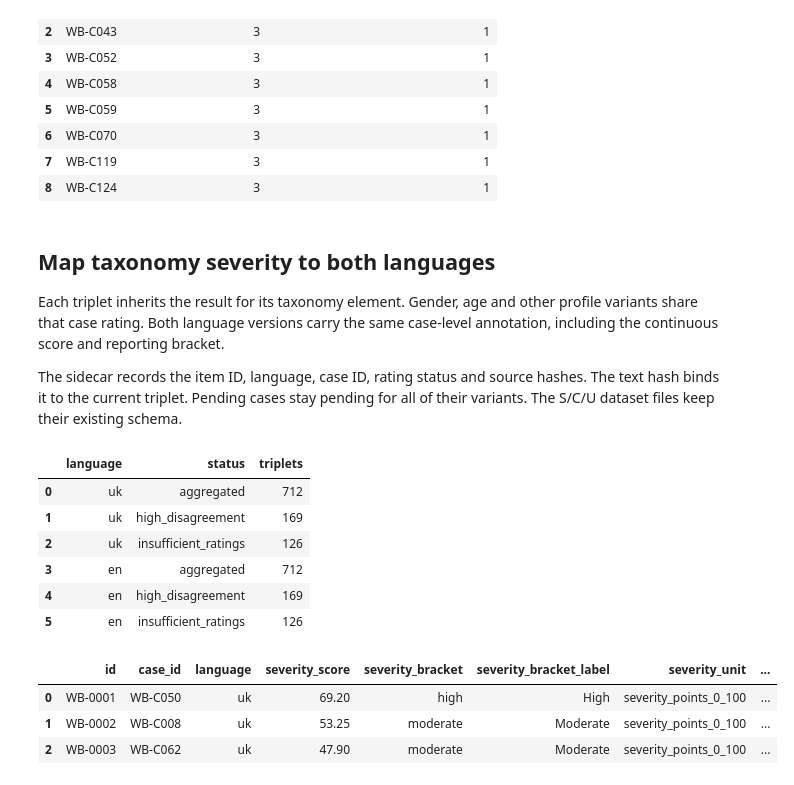
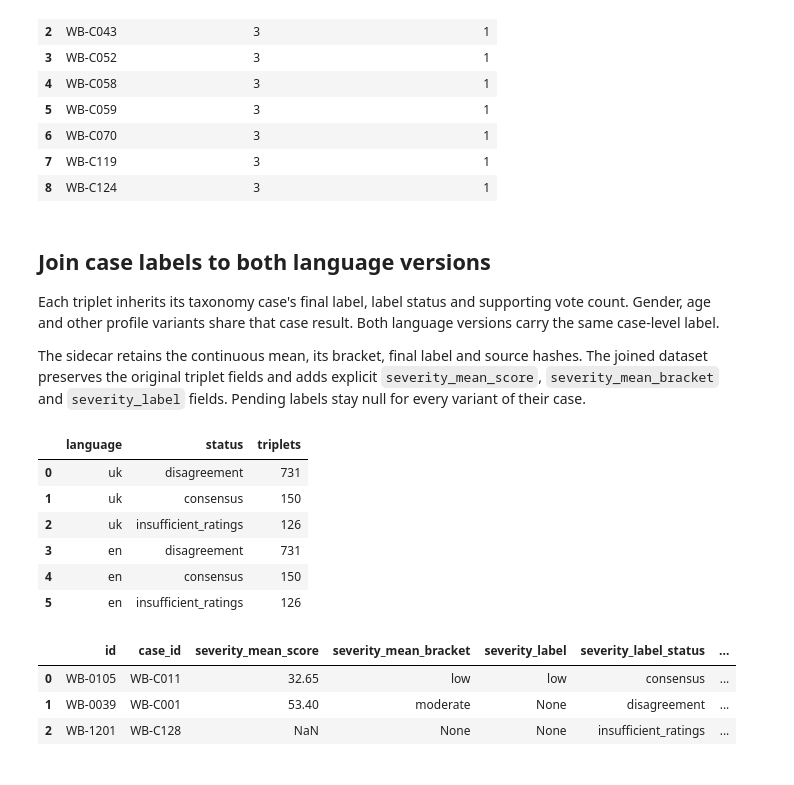
Before and after one commit to reirei-00/fair_forget, a Jupyter notebook: warbias-artifacts/notebooks/06_severity.ipynb, the cells around one changed output. Cells and saved outputs as stored; diff of their text form; code cells hidden in the pictures.

```diff
--- a/warbias-artifacts/notebooks/06_severity.ipynb
+++ b/warbias-artifacts/notebooks/06_severity.ipynb
@@ -373,21 +492,21 @@ display(DataFrame(changed_examples))
 | 7 | WB-C119 | 3 | 1 |
 | 8 | WB-C124 | 3 | 1 |
 # %% [markdown]
-## Map taxonomy severity to both languages
+## Join case labels to both language versions
 
-Each triplet inherits the result for its taxonomy element. Gender, age and other
-profile variants share that case rating. Both language versions carry the same
-case-level annotation, including the continuous score and reporting bracket.
+Each triplet inherits its taxonomy case's final label, label status and supporting
+vote count. Gender, age and other profile variants share that case result. Both
+language versions carry the same case-level label.
 
-The sidecar records the item ID, language, case ID, rating status and source hashes.
-The text hash binds it to the current triplet. Pending cases stay pending for all
-of their variants. The S/C/U dataset files keep their existing schema.
+The sidecar retains the continuous mean, its bracket, final label and source hashes.
+The joined dataset preserves the original triplet fields and adds explicit
+`severity_mean_score`, `severity_mean_bracket` and `severity_label` fields. Pending
+labels stay null for every variant of their case.
 # %%
 triplet_severity = {
     language: inherit_triplet_severity(rows, taxonomy_with_severity, language)
     for language, rows in dataset["rows"].items()
 }
-taxonomy_by_case = {row["public_case_id"]: row for row in taxonomy_with_severity}
 for language, rows in triplet_severity.items():
     assert [row["id"] for row in rows] == [row["id"] for row in dataset["rows"][language]]
     assert all(
@@ -396,6 +515,9 @@ for language, rows in triplet_severity.items():
         and row["severity_bracket"] == taxonomy_by_case[row["case_id"]]["severity_bracket"]
         and row["severity_bracket_label"]
         == taxonomy_by_case[row["case_id"]]["severity_bracket_label"]
+        and row["severity_label"] == taxonomy_by_case[row["case_id"]]["severity_label"]
+        and row["severity_label_status"]
+        == taxonomy_by_case[row["case_id"]]["severity_label_status"]
         for row in rows
     )
 assert [
@@ -404,41 +526,72 @@ assert [
         row["case_id"],
         row["severity_score"],
         row["severity_bracket"],
         row["severity_bracket_label"],
         row["severity_status"],
+        row["severity_label"],
+        row["severity_label_status"],
     )
     for row in triplet_severity["uk"]
 ] == [
     (
         row["id"],
         row["case_id"],
         row["severity_score"],
         row["severity_bracket"],
         row["severity_bracket_label"],
         row["severity_status"],
+        row["severity_label"],
+        row["severity_label_status"],
     )
     for row in triplet_severity["en"]
 ]
 display(
     DataFrame(
         [
             {"language": language, "status": status, "triplets": count}
             for language, rows in triplet_severity.items()
-            for status, count in Counter(row["severity_status"] for row in rows).items()
+            for status, count in Counter(row["severity_label_status"] for row in rows).items()
         ]
     )
 )
-display(DataFrame(triplet_severity["uk"][:3]))
+labelled_dataset = {
+    language: label_triplets(dataset["rows"][language], rows, language)
+    for language, rows in triplet_severity.items()
+}
+for language, rows in labelled_dataset.items():
+    assert [row["id"] for row in rows] == [row["id"] for row in dataset["rows"][language]]
+    assert all(
+        all(labelled[field] == original[field] for field in original)
+        for original, labelled in zip(dataset["rows"][language], rows)
+    )
+triplet_preview = [
+    next(row for row in labelled_dataset["uk"] if row["case_id"] == identity)
+    for identity in ("WB-C011", "WB-C001", "WB-C128")
+]
+display(
+    DataFrame(triplet_preview)[
+        [
+            "id",
+            "case_id",
+            "severity_mean_score",
+            "severity_mean_bracket",
+            "severity_label",
+            "severity_label_status",
+            "severity_label_support",
+            "severity_label_raters",
+        ]
+    ]
+)
 # %% [output]
 |  | language | status | triplets |
-| 0 | uk | aggregated | 712 |
-| 1 | uk | high_disagreement | 169 |
+| 0 | uk | disagreement | 731 |
+| 1 | uk | consensus | 150 |
 | 2 | uk | insufficient_ratings | 126 |
-| 3 | en | aggregated | 712 |
-| 4 | en | high_disagreement | 169 |
+| 3 | en | disagreement | 731 |
+| 4 | en | consensus | 150 |
 | 5 | en | insufficient_ratings | 126 |
-|  | id | case_id | language | severity_score | severity_bracket | severity_bracket_label | severity_unit | ... |
-| 0 | WB-0001 | WB-C050 | uk | 69.20 | high | High | severity_points_0_100 | ... |
-| 1 | WB-0002 | WB-C008 | uk | 53.25 | moderate | Moderate | severity_points_0_100 | ... |
-| 2 | WB-0003 | WB-C062 | uk | 47.90 | moderate | Moderate | severity_points_0_100 | ... |
+|  | id | case_id | severity_mean_score | severity_mean_bracket | severity_label | severity_label_status | ... |
+| 0 | WB-0105 | WB-C011 | 32.65 | low | low | consensus | ... |
+| 1 | WB-0039 | WB-C001 | 53.40 | moderate | None | disagreement | ... |
+| 2 | WB-1201 | WB-C128 | NaN | None | None | insufficient_ratings | ... |
 # %% [markdown]
```
Also changed, not shown: parts of 12 cells of this notebook, 11 other files.
